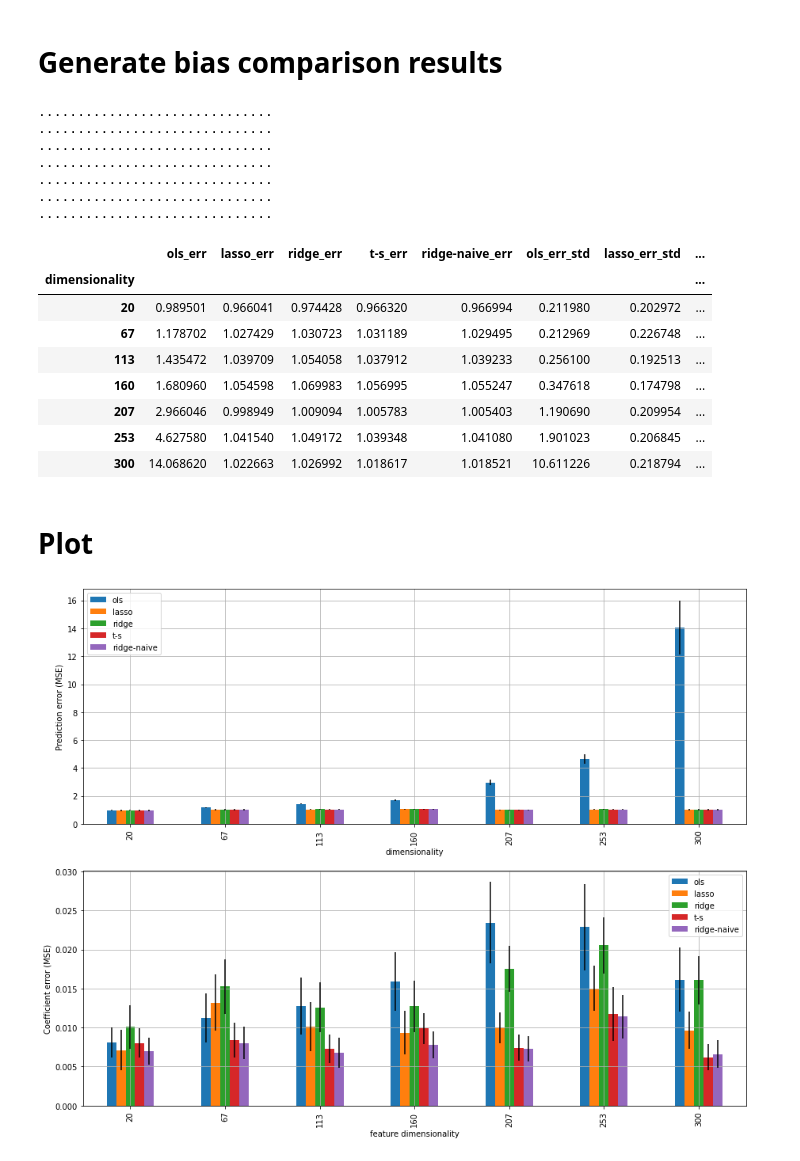
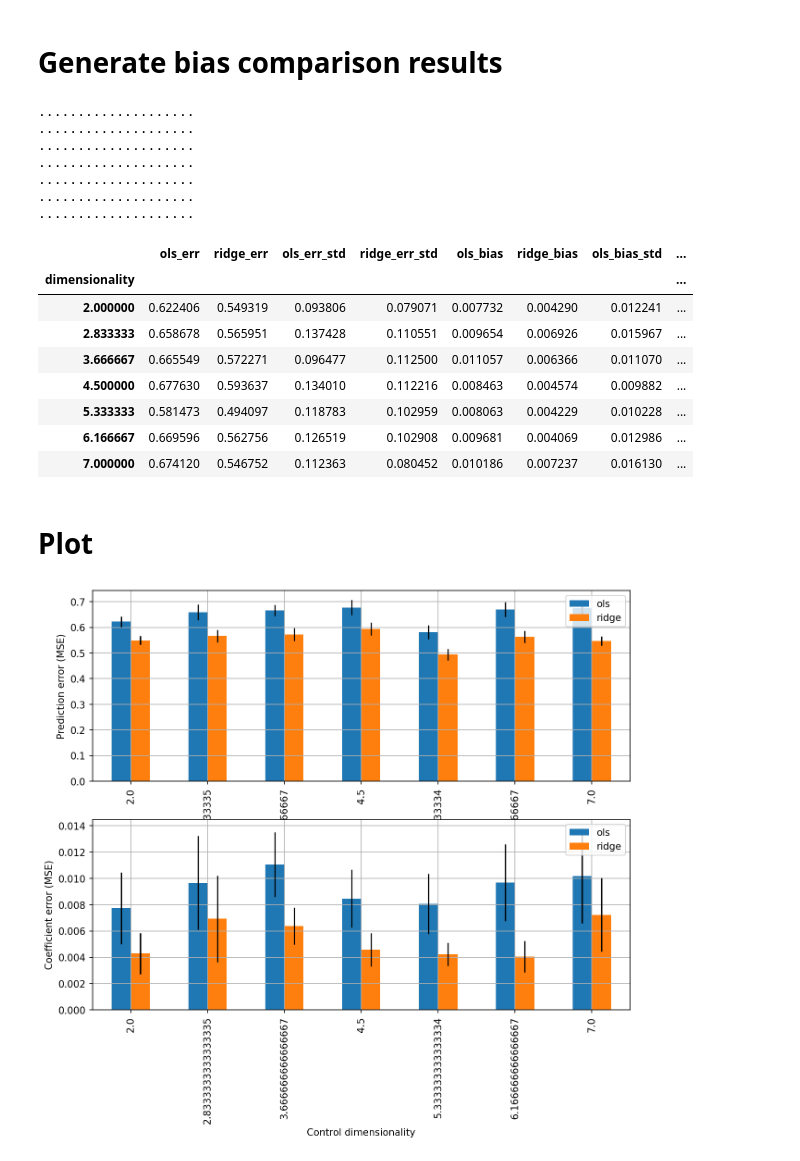
Before and after one commit to gradientinstitute/twostageridge, a Jupyter notebook: notebooks/dimensionality_effect.ipynb, the cells around one changed output. Drawn from its saved outputs; the diff is of its cells as text; code cells hidden in the pictures.

```diff
--- a/notebooks/dimensionality_effect.ipynb
+++ b/notebooks/dimensionality_effect.ipynb
@@ -31,8 +34,7 @@ dim_steps = 7
 projected_dims = np.linspace(min_proj, max_proj, dim_steps).round().astype(int)
 N = 500
 rbf_gamma = 1.
-non_zero_proportion = 0.5
-
+non_zero_proportion = 1.
 
 # Latent confounders - X
 D = 5
@@ -42,21 +44,24 @@ cov_x = A @ A.T / D
 
 
 # Treatment - Z
-sig_eps = 0.5
+sig_eps = 0.4
 
 
 # Target - Y
-alpha = 1.0
-sig_nu = 1.0
+alpha = 0.3
+sig_nu = 0.7
 
 
 # Number of random dataset draws to create error bars
-S = 30
+S = 20
+
+# Number of folds to use for CV regularisation coefficient selection
+CV = 5
 
 
 # Real generative weights
-gamma_max = np.random.randn(max_proj) * np.random.binomial(n=1, p=non_zero_proportion, size=max_proj)
-beta_max = np.random.randn(max_proj) * np.random.binomial(n=1, p=non_zero_proportion, size=max_proj)
+gamma_max = np.random.randn(max_proj)# * np.random.binomial(n=1, p=non_zero_proportion, size=max_proj)
+beta_max = np.random.randn(max_proj)# * np.random.binomial(n=1, p=non_zero_proportion, size=max_proj)
 
 
 # Generation function
@@ -133,29 +151,30 @@ class NaiveRidge(BaseEstimator, RegressorMixin):
             setattr(self, parameter, value)
         return self
 # %%
-ridge_coefs = [1e-3, 1e-2, 1e-1, 1, 1e1, 1e2]
+ridge_coefs = np.geomspace(1e-2, 1e2, 15)
 
 # Two stage with grid-search
 ts = GridSearchCV(
     TwoStageRidge(treatment_index=0),
     param_grid={"regulariser1": ridge_coefs, "regulariser2": ridge_coefs},
-    cv=5
+    cv=CV
 )
 
 # naive ridge grid search
 ridge_naive = GridSearchCV(
     NaiveRidge(treatment_index=0),
     param_grid={"alpha": ridge_coefs},
-    cv=5
+    cv=CV
 )
 # %%
 
 models = {
     "ols": LinearRegression(),
-    "lasso": LassoCV(n_alphas=20, max_iter=20000, cv=5),
-    "ridge": RidgeCV(ridge_coefs, cv=5),
-    "t-s": ts,
-    "ridge-naive": ridge_naive
+    #"lasso": LassoCV(n_alphas=20, max_iter=20000, cv=CV),
+    "ridge": RidgeCV(alphas=ridge_coefs),
+    #"bayes": BayesianRidge(),
+    #"2-stage": ts,
+    #"ridge-naive": ridge_naive
 }
 
 n_D = len(projected_dims)
@@ -182,7 +201,10 @@ for proj_D in projected_dims:
 
             # Fit the model and get the ATE (alpha)
             model.fit(W_train, Y_train)
-            alpha_hat = model.best_estimator_.alpha_ if name in ["t-s", "ridge-naive"] else model.coef_[0]
+            if name in ["2-stage", "ridge-naive"]:
+                alpha_hat = model.best_estimator_.alpha_
+            else:
+                alpha_hat = model.coef_[0]
             bias[name][s] = (alpha - alpha_hat)**2
 
             # Score on held-out data
@@ -200,45 +222,46 @@ for proj_D in projected_dims:
 
 results
 # %% [output]
-..............................
-..............................
-..............................
-..............................
-..............................
-..............................
-..............................
+....................
+....................
+....................
+....................
+....................
+....................
+....................
-|  | ols_err | lasso_err | ridge_err | t-s_err | ridge-naive_err | ols_err_std | lasso_err_std | ... |
+|  | ols_err | ridge_err | ols_err_std | ridge_err_std | ols_bias | ridge_bias | ols_bias_std | ... |
 | dimensionality |  |  |  |  |  |  |  | ... |
-| 20 | 0.989501 | 0.966041 | 0.974428 | 0.966320 | 0.966994 | 0.211980 | 0.202972 | ... |
-| 67 | 1.178702 | 1.027429 | 1.030723 | 1.031189 | 1.029495 | 0.212969 | 0.226748 | ... |
-| 113 | 1.435472 | 1.039709 | 1.054058 | 1.037912 | 1.039233 | 0.256100 | 0.192513 | ... |
-| 160 | 1.680960 | 1.054598 | 1.069983 | 1.056995 | 1.055247 | 0.347618 | 0.174798 | ... |
-| 207 | 2.966046 | 0.998949 | 1.009094 | 1.005783 | 1.005403 | 1.190690 | 0.209954 | ... |
-| 253 | 4.627580 | 1.041540 | 1.049172 | 1.039348 | 1.041080 | 1.901023 | 0.206845 | ... |
-| 300 | 14.068620 | 1.022663 | 1.026992 | 1.018617 | 1.018521 | 10.611226 | 0.218794 | ... |
+| 2.000000 | 0.622406 | 0.549319 | 0.093806 | 0.079071 | 0.007732 | 0.004290 | 0.012241 | ... |
+| 2.833333 | 0.658678 | 0.565951 | 0.137428 | 0.110551 | 0.009654 | 0.006926 | 0.015967 | ... |
+| 3.666667 | 0.665549 | 0.572271 | 0.096477 | 0.112500 | 0.011057 | 0.006366 | 0.011070 | ... |
+| 4.500000 | 0.677630 | 0.593637 | 0.134010 | 0.112216 | 0.008463 | 0.004574 | 0.009882 | ... |
+| 5.333333 | 0.581473 | 0.494097 | 0.118783 | 0.102959 | 0.008063 | 0.004229 | 0.010228 | ... |
+| 6.166667 | 0.669596 | 0.562756 | 0.126519 | 0.102908 | 0.009681 | 0.004069 | 0.012986 | ... |
+| 7.000000 | 0.674120 | 0.546752 | 0.112363 | 0.080452 | 0.010186 | 0.007237 | 0.016130 | ... |
 # %% [markdown]
 # Plot
 # %%
-fig, (ax1, ax2) = plt.subplots(2, 1, figsize=(15, 12))
+fig, (ax1, ax2) = plt.subplots(2, 1, figsize=(10, 8), dpi=150)
 
 pred_errors = [name + "_err" for name in models.keys()]
 model_errstd = results[[name + "_err_std" for name in models.keys()]] / np.sqrt(S)
 model_errstd.columns = pred_errors
 results[pred_errors].plot(kind='bar', yerr=model_errstd, ax=ax1)
 
 ax1.set_ylabel("Prediction error (MSE)")
 ax1.grid()
 ax1.legend(models.keys())
+ax1.set_xlabel("")
 
 model_biases = [name + "_bias" for name in models.keys()]
 model_bstds = results[[name + "_bias_std" for name in models.keys()]] / np.sqrt(S)
 model_bstds.columns = model_biases
 results[model_biases].plot(kind='bar', yerr=model_bstds, ax=ax2)
 
 ax2.set_ylabel("Coefficient error (MSE)")
 ax2.grid()
 ax2.legend(models.keys())
-ax2.set_xlabel("feature dimensionality")
+ax2.set_xlabel("Control dimensionality")
 plt.show()
 # %% [output]
-[figure, old version]
+[figure, new version]
```
Also changed, not shown: parts of 2 cells of this notebook, 1 other file.
